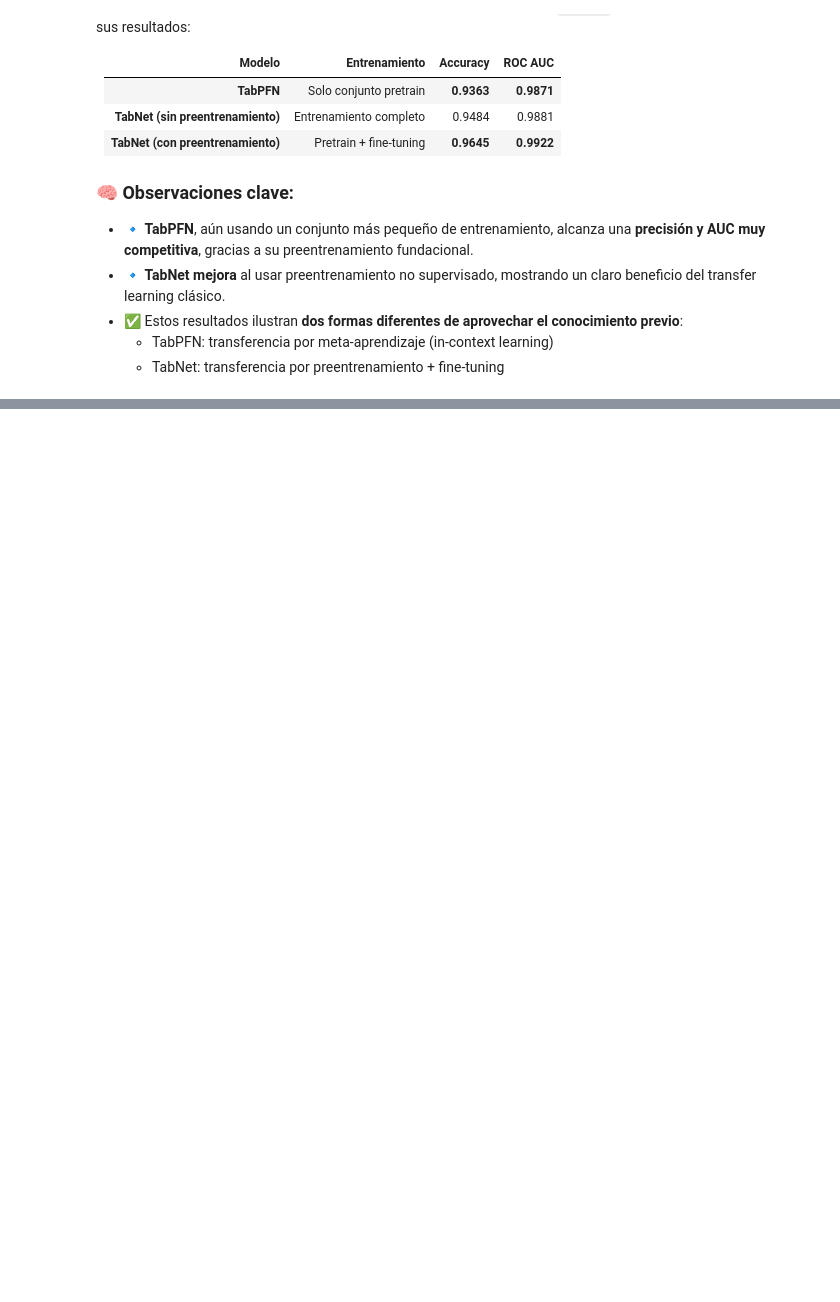
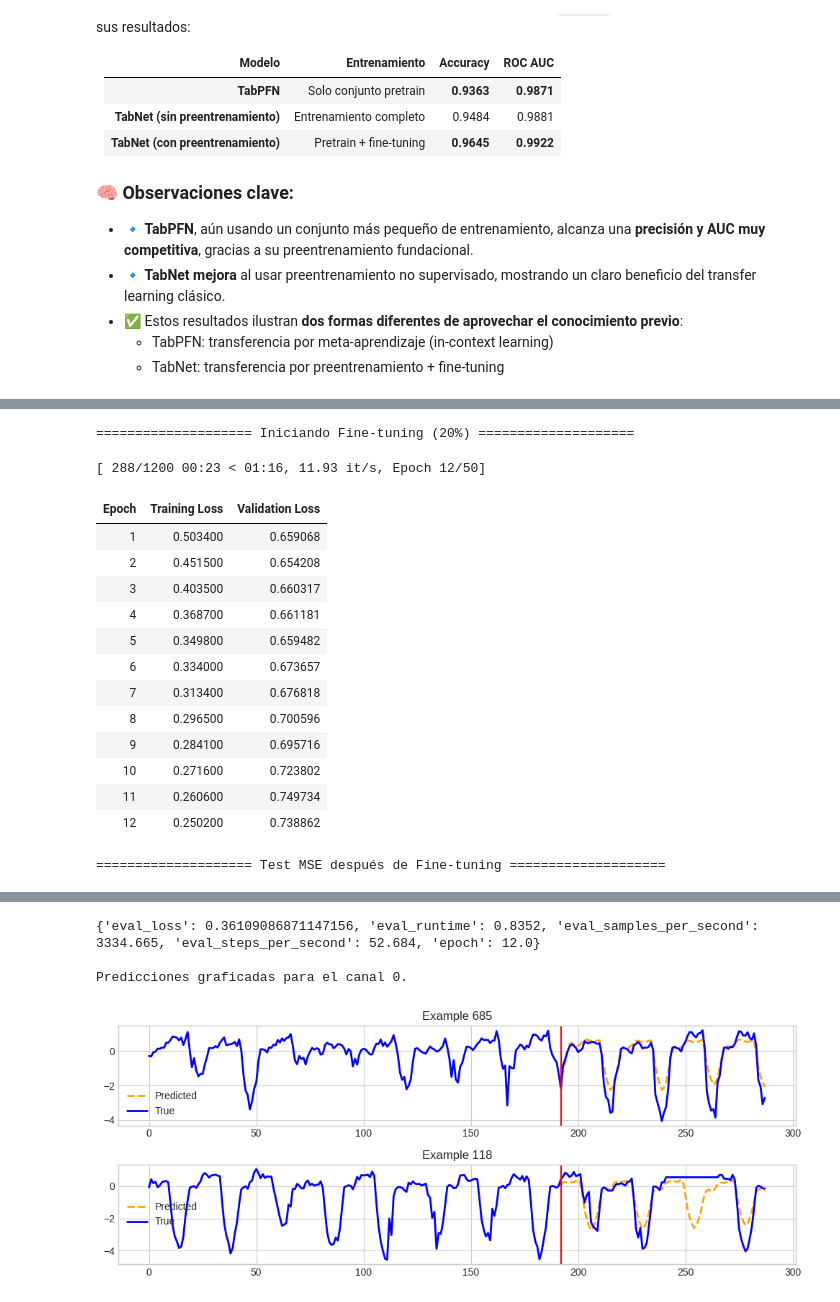
Before and after one commit to jeffersonrodriguezc/deep-learning-en-3-semanas, a Jupyter notebook: semana_3/notebooks/Nb_3a_Introduccion_transfer_learning_finetuning.ipynb, the cells around one changed output, grey strips where cells are left out. Saved outputs shown, nothing was run; the diff lists cells and outputs as text; code cells hidden in the pictures; blank space fills up the shorter version.

```diff
--- a/semana_3/notebooks/Nb_3a_Introduccion_transfer_learning_finetuning.ipynb
+++ b/semana_3/notebooks/Nb_3a_Introduccion_transfer_learning_finetuning.ipynb
@@ -1206,0 +1304,31 @@ Todos los modelos fueron evaluados sobre el mismo conjunto de prueba (`X_test`).
+# %%
+#@title 📌 Parámetros Clave para TTM y Datos
+
+# Set seed para reproducibilidad
+SEED = 42
+set_seed(SEED)
+
+# Ruta al modelo pre-entrenado TTM (Granite-R2)
+TTM_MODEL_PATH = "ibm-granite/granite-timeseries-ttm-r2"
+
+# Longitud del historial para la predicción (contexto)
+CONTEXT_LENGTH = 512
+
+# Longitud de la ventana de pronóstico (predicción)
+PREDICTION_LENGTH = 96
+
+# Dataset de ejemplo (ETTh1)
+dataset_path = "https://raw.githubusercontent.com/zhouhaoyi/ETDataset/main/ETT-small/ETTh1.csv"
+timestamp_column = "date"
+target_columns = ["HUFL", "HULL", "MUFL", "MULL", "LUFL", "LULL", "OT"]
+id_columns = []
+split_config = {"train": [0, 8640], "valid": [8640, 11520], "test": [11520, 14400]}
+
+# Carga de datos
+data = pd.read_csv(dataset_path, parse_dates=[timestamp_column])
+column_specifiers = {"timestamp_column": timestamp_column, "id_columns": id_columns, "target_columns": target_columns, "control_columns": []}
+
+print(f"Modelo TTM: {TTM_MODEL_PATH}")
+print(f"Longitud de Contexto (History): {CONTEXT_LENGTH}")
+print(f"Longitud de Predicción (Forecast): {PREDICTION_LENGTH}")
+print(f"Dataset cargado con {len(data)} filas.")
@@ -1206,0 +1479,6 @@ Todos los modelos fueron evaluados sobre el mismo conjunto de prueba (`X_test`).
+# %%
+# Ejecutar Few-shot Fine-tuning con 20% de los datos
+fewshot_finetune_eval(
+    data, split_config, column_specifiers, TTM_MODEL_PATH, CONTEXT_LENGTH, PREDICTION_LENGTH, batch_size=64, fewshot_percent=20, learning_rate=0.001
+)
+# %% [output]
@@ -1206,0 +1488,16 @@ Todos los modelos fueron evaluados sobre el mismo conjunto de prueba (`X_test`).
+==================== Iniciando Fine-tuning (20%) ====================
+[ 288/1200 00:23 < 01:16, 11.93 it/s, Epoch 12/50]
+| Epoch | Training Loss | Validation Loss |
+| 1 | 0.503400 | 0.659068 |
+| 2 | 0.451500 | 0.654208 |
+| 3 | 0.403500 | 0.660317 |
+| 4 | 0.368700 | 0.661181 |
+| 5 | 0.349800 | 0.659482 |
+| 6 | 0.334000 | 0.673657 |
+| 7 | 0.313400 | 0.676818 |
+| 8 | 0.296500 | 0.700596 |
+| 9 | 0.284100 | 0.695716 |
+| 10 | 0.271600 | 0.723802 |
+| 11 | 0.260600 | 0.749734 |
+| 12 | 0.250200 | 0.738862 |
+==================== Test MSE después de Fine-tuning ====================
@@ -1207,3 +1505,7 @@ Todos los modelos fueron evaluados sobre el mismo conjunto de prueba (`X_test`).
+{'eval_loss': 0.36109086871147156, 'eval_runtime': 0.8352, 'eval_samples_per_second': 3334.665, 'eval_steps_per_second': 52.684, 'epoch': 12.0}
+
+Predicciones graficadas para el canal 0.
+[figure, added]
 # %% [markdown]
 ## **Conclusiones**
 
```
Also changed, not shown: parts of 12 cells of this notebook.
